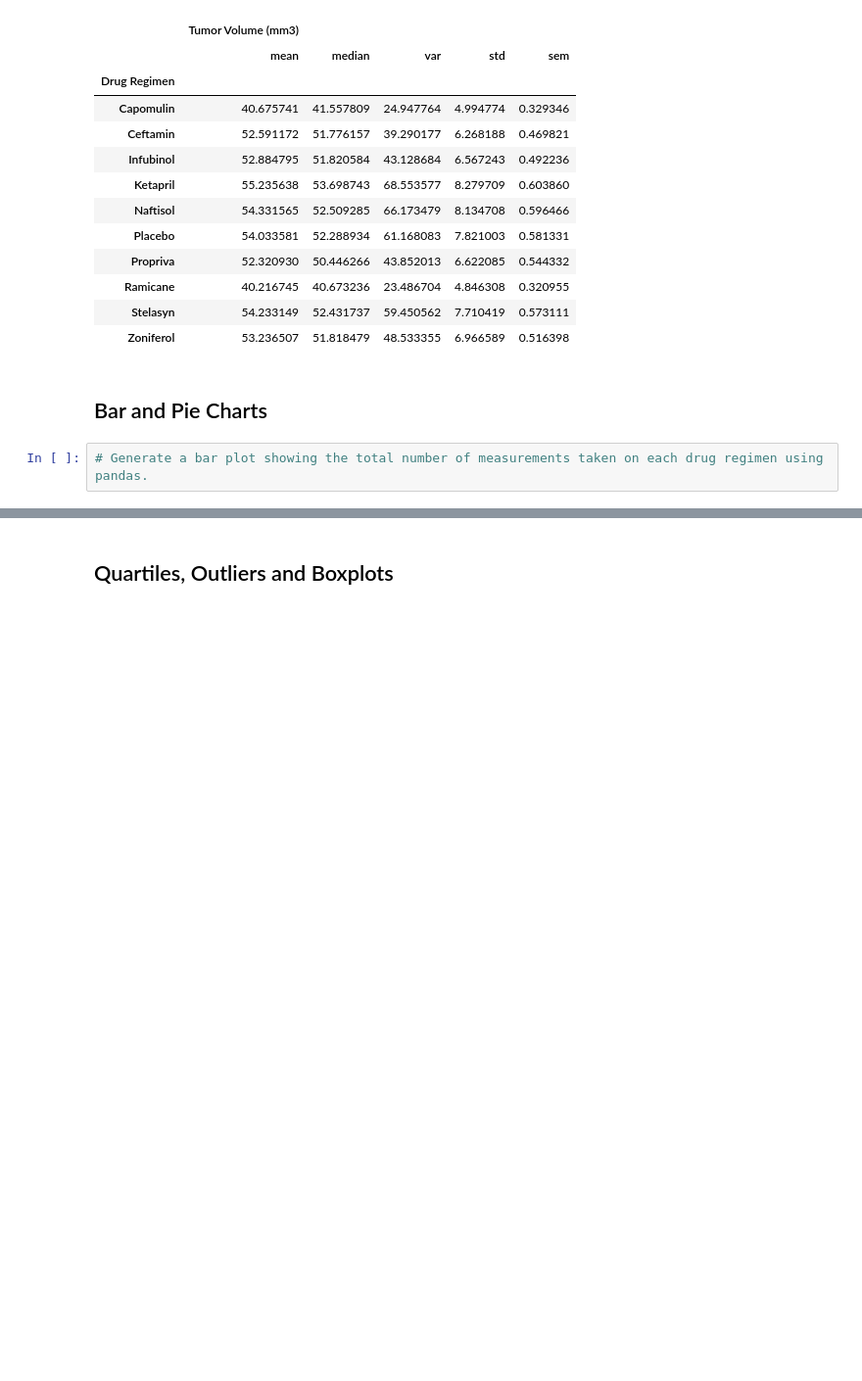
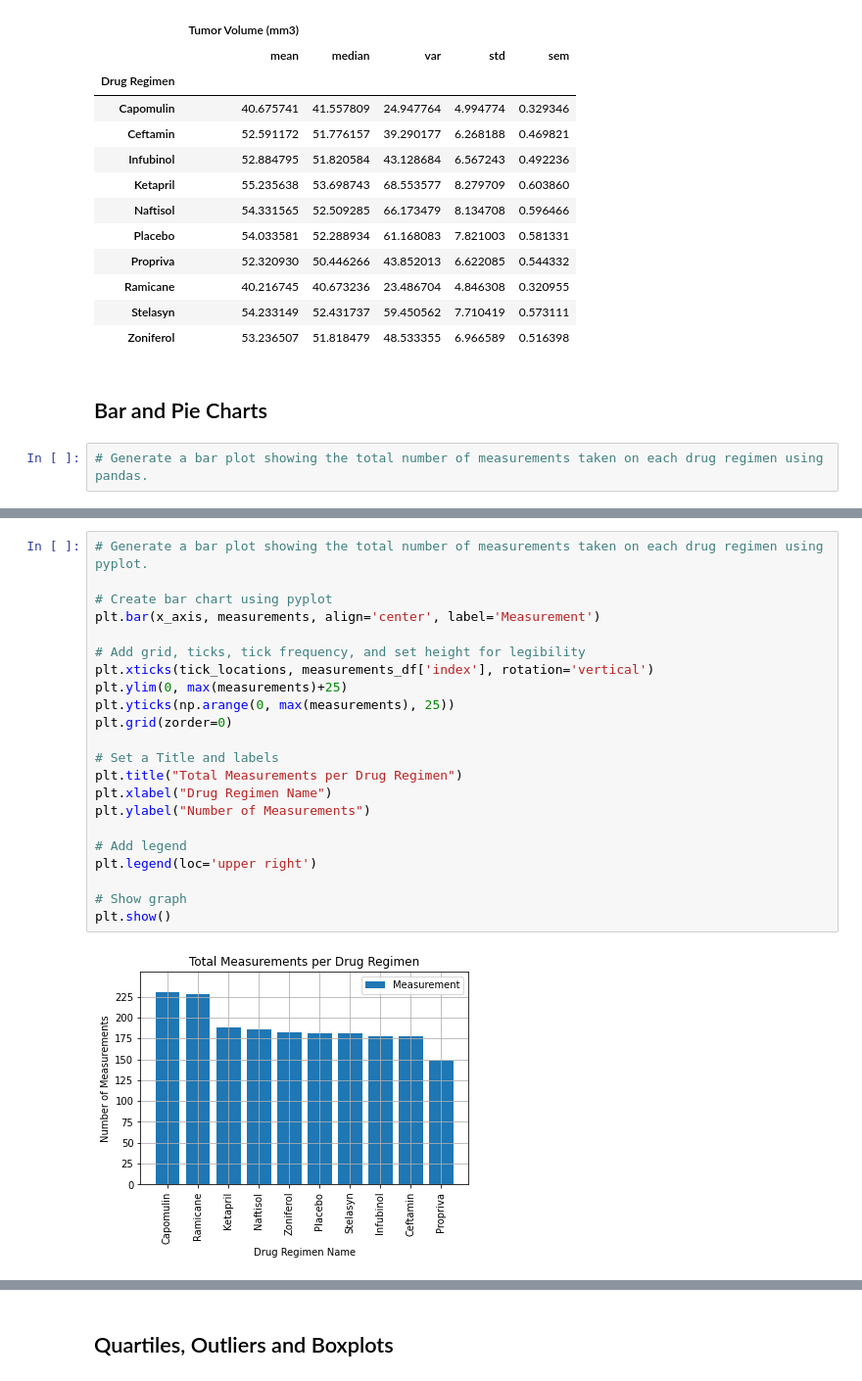
Before and after one commit to nbullerds/matplotlib-challenge, a Jupyter notebook: Matplotlib_Pymaceuticals.ipynb, the cells around one changed output, grey strips where cells are left out. Shown: that part at 98% size. Drawn from its saved outputs; the diff is of its cells as text; blank space fills up the shorter version.

```diff
--- a/Matplotlib_Pymaceuticals.ipynb
+++ b/Matplotlib_Pymaceuticals.ipynb
@@ -157,0 +189,24 @@ drug_stats_df2
+# %%
+# Generate a bar plot showing the total number of measurements taken on each drug regimen using pyplot.
+
+# Create bar chart using pyplot
+plt.bar(x_axis, measurements, align='center', label='Measurement')
+
+# Add grid, ticks, tick frequency, and set height for legibility
+plt.xticks(tick_locations, measurements_df['index'], rotation='vertical')
+plt.ylim(0, max(measurements)+25)
+plt.yticks(np.arange(0, max(measurements), 25))
+plt.grid(zorder=0)
+
+# Set a Title and labels
+plt.title("Total Measurements per Drug Regimen")
+plt.xlabel("Drug Regimen Name")
+plt.ylabel("Number of Measurements")
+
+# Add legend
+plt.legend(loc='upper right')
+
+# Show graph
+plt.show()
+# %% [output]
+[figure, added]
```
Also changed, not shown: parts of 12 cells of this notebook.
